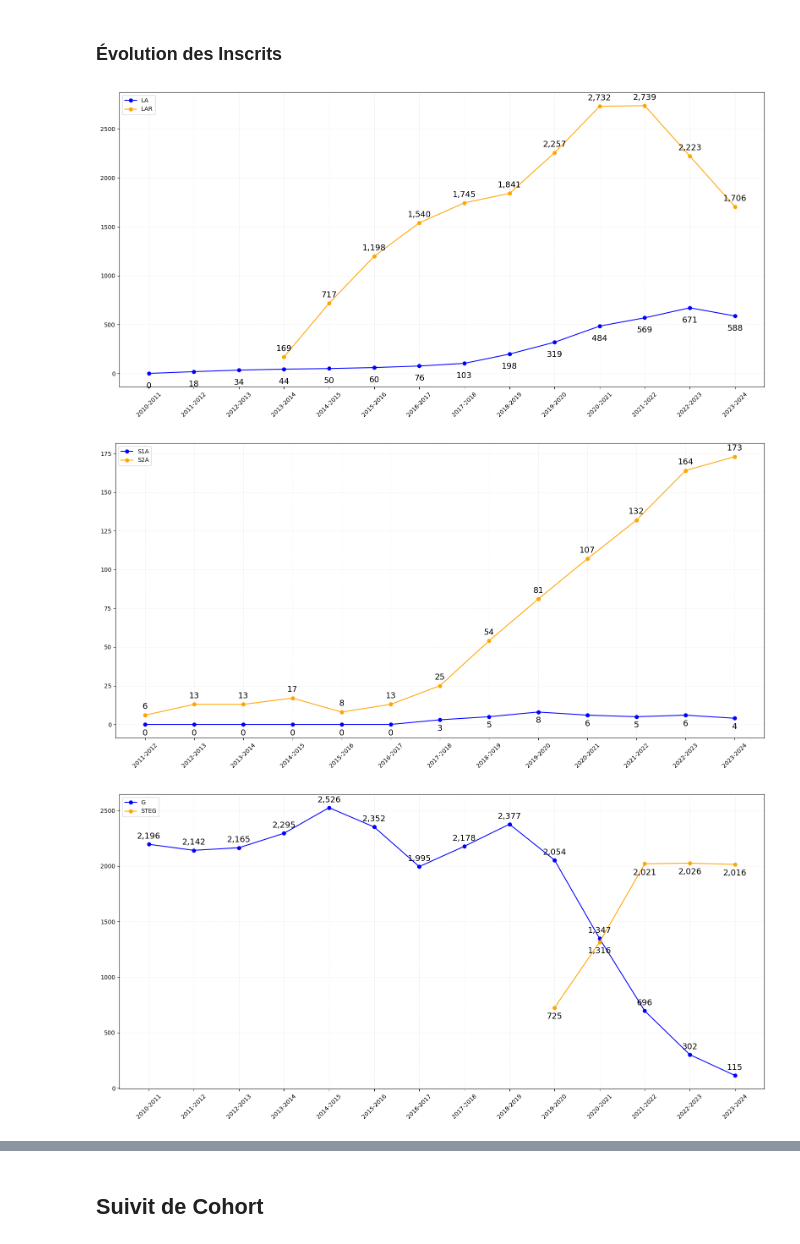
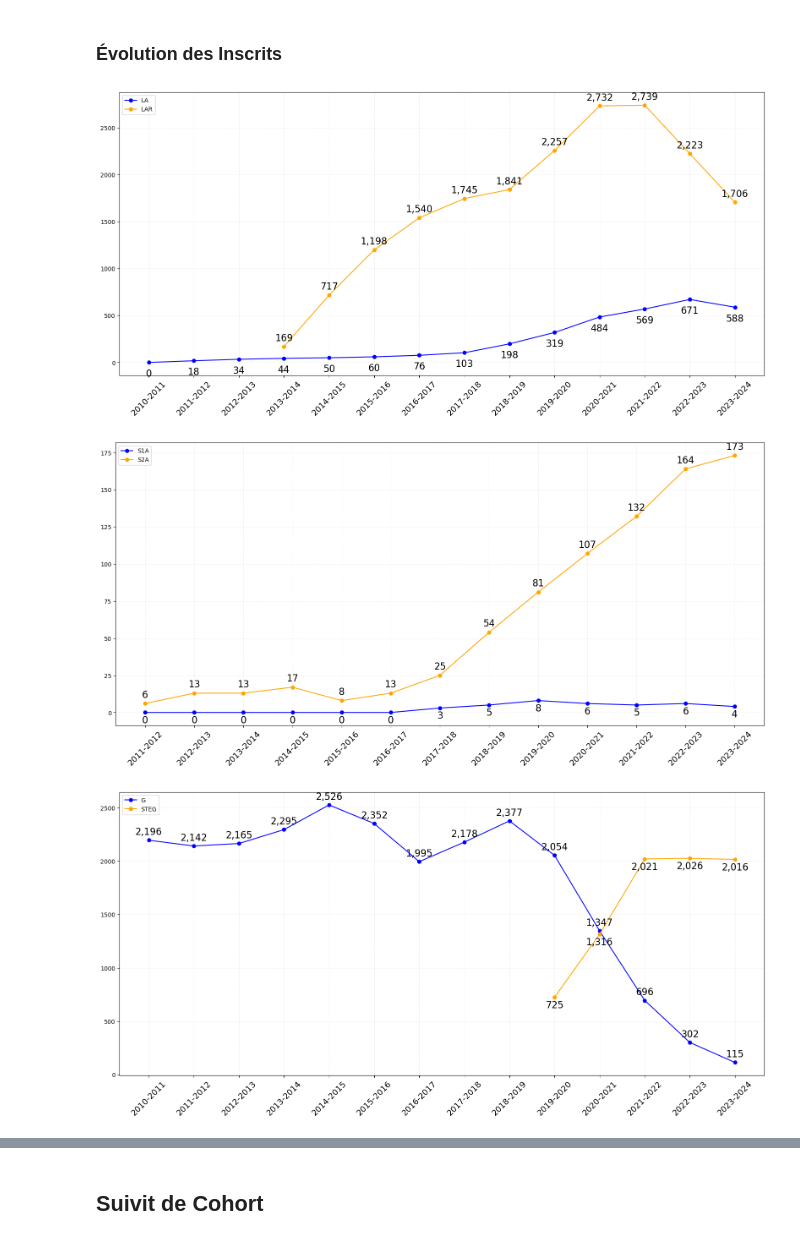
Before and after one commit to Abdouroihim-Attoumane/nootebook_memoire, a Jupyter notebook: etude_ucad.ipynb, the cells around one changed output, grey strips where cells are left out. Saved outputs shown, nothing was run; the diff lists cells and outputs as text; code cells hidden in the pictures.

```diff
--- a/etude_ucad.ipynb
+++ b/etude_ucad.ipynb
@@ -218,19 +218,19 @@ plt.plot(inscrits_series.index[lar_mask], inscrits_series['LAR'][lar_mask], mark
 
 # Ajouter les étiquettes
 for year in year_label:
-    plt.text(year, inscrits_series.loc[year, 'LA'] - 150, f"{inscrits_series.loc[year, 'LA']:,}", ha='center', fontsize=14)
+    plt.text(year, inscrits_series.loc[year, 'LA'] - 150, f"{inscrits_series.loc[year, 'LA']:,}", ha='center', fontsize=16)
     if lar_mask.loc[year]:
-        plt.text(year, inscrits_series.loc[year, 'LAR'] + 60, f"{inscrits_series.loc[year, 'LAR']:,}", ha='center', fontsize=14)
+        plt.text(year, inscrits_series.loc[year, 'LAR'] + 60, f"{inscrits_series.loc[year, 'LAR']:,}", ha='center', fontsize=16)
 
 # plt.title("Évolution du nombre d'inscrits (LA et L-AR)")
-plt.xticks(rotation=45)
+plt.xticks(rotation=45, fontsize=14)
 plt.grid(True, linestyle='--', alpha=0.2)
 plt.legend(loc='upper left')
 
 plt.tight_layout()
 plt.show()
 # %% [output]
-[figure, old version]
+[figure, new version]
 # %%
 series = ["S1A", "S2A"] # Séries concernées
 
@@ -239,37 +239,37 @@ inscrits_series = (
     df_filtre[df_filtre['SERIE_BACC'].isin(series)]
     .groupby(['ANNEE UNIVERSITAIRE', 'SERIE_BACC'])
     .size()
     .unstack(fill_value=0)
     .reindex(columns=series)
     .sort_index()
 )
 
 # Définir les années à annoter
 every_n = max(1, len(inscrits_series) // 10)
 year_label = inscrits_series.index[::every_n]
 
 # === Création de la figure ===
 plt.figure(figsize=(16, 8))
 
 plt.plot(inscrits_series.index, inscrits_series['S1A'], marker='o', label='S1A', color='blue')
 lar_mask = inscrits_series['S2A'] >= 0
 plt.plot(inscrits_series.index[lar_mask], inscrits_series['S2A'][lar_mask], marker='o', label='S2A', color='orange')
 
 # Ajouter les étiquettes
 for year in year_label:
-    plt.text(year, inscrits_series.loc[year, 'S1A'] - 7, f"{inscrits_series.loc[year, 'S1A']:,}", ha='center', fontsize=14)
+    plt.text(year, inscrits_series.loc[year, 'S1A'] - 7, f"{inscrits_series.loc[year, 'S1A']:,}", ha='center', fontsize=16)
     if lar_mask.loc[year]:
-        plt.text(year, inscrits_series.loc[year, 'S2A'] + 4 , f"{inscrits_series.loc[year, 'S2A']:,}", ha='center', fontsize=14)
+        plt.text(year, inscrits_series.loc[year, 'S2A'] + 4 , f"{inscrits_series.loc[year, 'S2A']:,}", ha='center', fontsize=16)
 
 # plt.title("Évolution du nombre d'inscrits (S1A et S2A)")
-plt.xticks(rotation=45)
+plt.xticks(rotation=45, fontsize=14)
 plt.grid(True, linestyle='--', alpha=0.2)
 plt.legend(loc='upper left')
 
 plt.tight_layout()
 plt.show()
 # %% [output]
-[figure, old version]
+[figure, new version]
 # %%
 series = ["G", "STEG"] # Séries concernées
 
@@ -296,19 +296,19 @@ plt.plot(inscrits_series.index[lar_mask], inscrits_series['STEG'][lar_mask], mar
 
 # Ajouter les étiquettes
 for year in year_label:
-    plt.text(year, inscrits_series.loc[year, 'G'] + 50, f"{inscrits_series.loc[year, 'G']:,}", ha='center', fontsize=14)
+    plt.text(year, inscrits_series.loc[year, 'G'] + 50, f"{inscrits_series.loc[year, 'G']:,}", ha='center', fontsize=16)
     if lar_mask.loc[year]:
-        plt.text(year, inscrits_series.loc[year, 'STEG'] - 100, f"{inscrits_series.loc[year, 'STEG']:,}", ha='center', fontsize=14)
+        plt.text(year, inscrits_series.loc[year, 'STEG'] - 100, f"{inscrits_series.loc[year, 'STEG']:,}", ha='center', fontsize=16)
 
 # plt.title("Évolution du nombre d'inscrits (G et STEG)")
-plt.xticks(rotation=45)
+plt.xticks(rotation=45, fontsize=14)
 plt.grid(True, linestyle='--', alpha=0.2)
 plt.legend(loc='upper left')
 
 plt.tight_layout()
 plt.show()
 # %% [output]
-[figure, old version]
+[figure, new version]
 # %%
 def plot_top_etabs(df_filtre, serie, annee_univ):
     """
```
Also changed, not shown: parts of 7 cells of this notebook, 1 other file.
